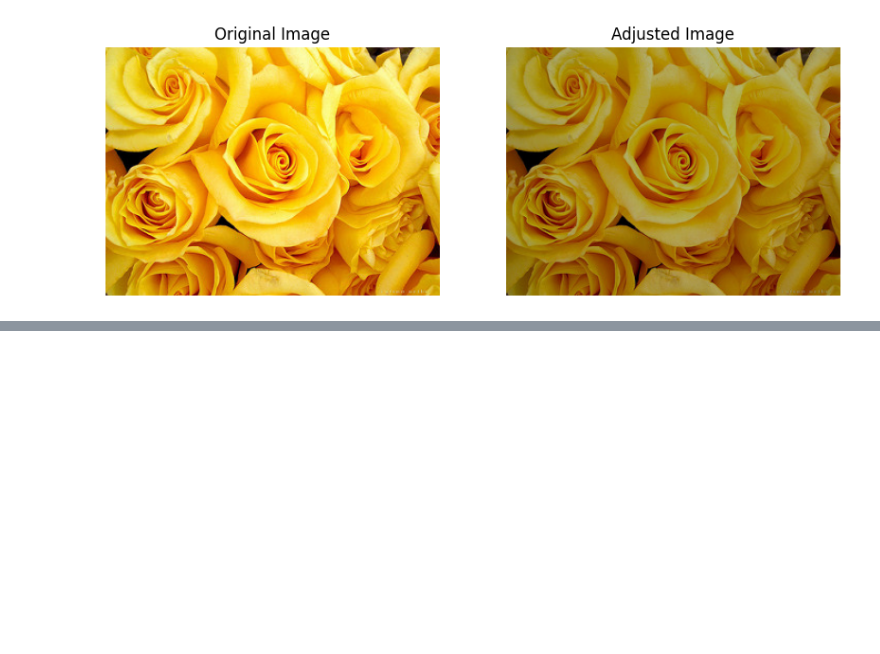
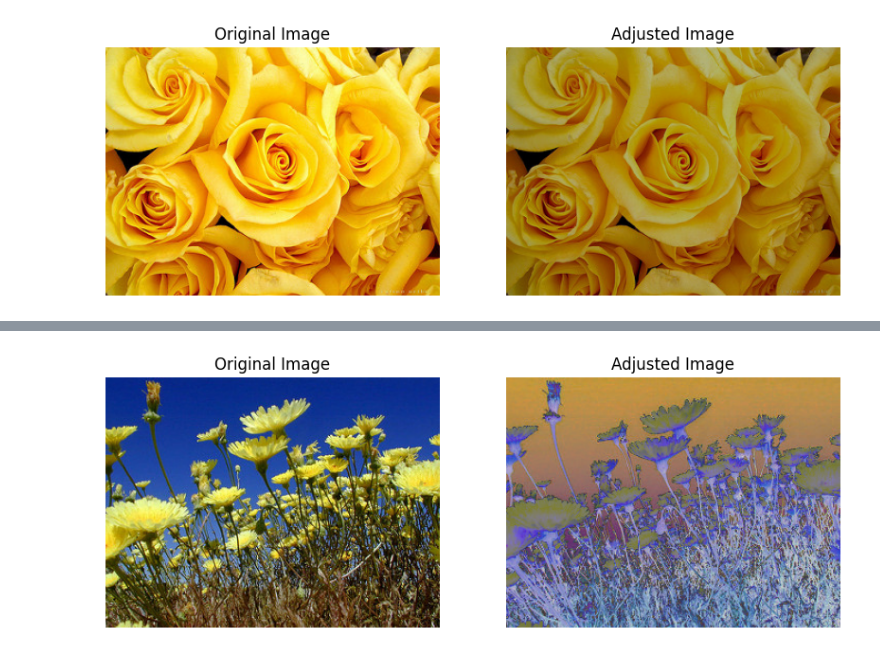
Before and after one commit to Narasimha-3/DL, a Jupyter notebook: fuzzy_aug.ipynb, the cells around one changed output, grey strips where cells are left out. Cells and saved outputs as stored; diff of their text form; code cells hidden in the pictures; blank space fills up the shorter version.

```diff
--- a/fuzzy_aug.ipynb
+++ b/fuzzy_aug.ipynb
@@ -124,0 +116,58 @@ plt.show()
+# %%
+import numpy as np
+import cv2
+import skfuzzy as fuzz
+from skfuzzy import control as ctrl
+import matplotlib.pyplot as plt
+
+brightness = ctrl.Antecedent(np.arange(0, 256, 1), 'brightness')
+adjustment = ctrl.Consequent(np.arange(0, 256, 1), 'adjustment')
+
+brightness['dark'] = fuzz.trimf(brightness.universe, [0, 0, 128])
+brightness['medium'] = fuzz.trimf(brightness.universe, [0, 128, 255])
+brightness['bright'] = fuzz.trimf(brightness.universe, [128, 255, 255])
+
+adjustment['low'] = fuzz.trimf(adjustment.universe, [0, 0, 128])
+adjustment['medium'] = fuzz.trimf(adjustment.universe, [0, 128, 255])
+adjustment['high'] = fuzz.trimf(adjustment.universe, [128, 255, 255])
+
+rule1 = ctrl.Rule(brightness['dark'], adjustment['high'])
+rule2 = ctrl.Rule(brightness['medium'], adjustment['low'])
+rule3 = ctrl.Rule(brightness['bright'], adjustment['medium'])
+
+brightness_ctrl = ctrl.ControlSystem([rule1, rule2, rule3])
+brightness_sim = ctrl.ControlSystemSimulation(brightness_ctrl)
+
+def fuzzy_brightness(image):
+    adjusted_image = np.zeros_like(image)
+    for i in range(image.shape[0]):
+        for j in range(image.shape[1]):
+            for k in range(image.shape[2]):
+                brightness_sim.input['brightness'] = image[i, j, k]
+                brightness_sim.compute()
+                adjusted_image[i, j, k] = brightness_sim.output['adjustment']
+
+    return adjusted_image
+
+image = cv2.imread(r'flowers/dandelion/8223968_6b51555d2f_n.jpg')
+
+adjusted_image = fuzzy_brightness(image)
+
+image_rgb = cv2.cvtColor(image, cv2.COLOR_BGR2RGB)
+adjusted_image_rgb = cv2.cvtColor(adjusted_image, cv2.COLOR_BGR2RGB)
+
+plt.figure(figsize=(10, 5))
+
+plt.subplot(1, 2, 1)
+plt.imshow(image_rgb)
+plt.title('Original Image')
+plt.axis('off')
+
+plt.subplot(1, 2, 2)
+plt.imshow(adjusted_image_rgb)
+plt.title('Adjusted Image')
+plt.axis('off')
+
+plt.show()
+# %% [output]
+[figure, added]
```
Also changed, not shown: parts of 1 cell of this notebook.
